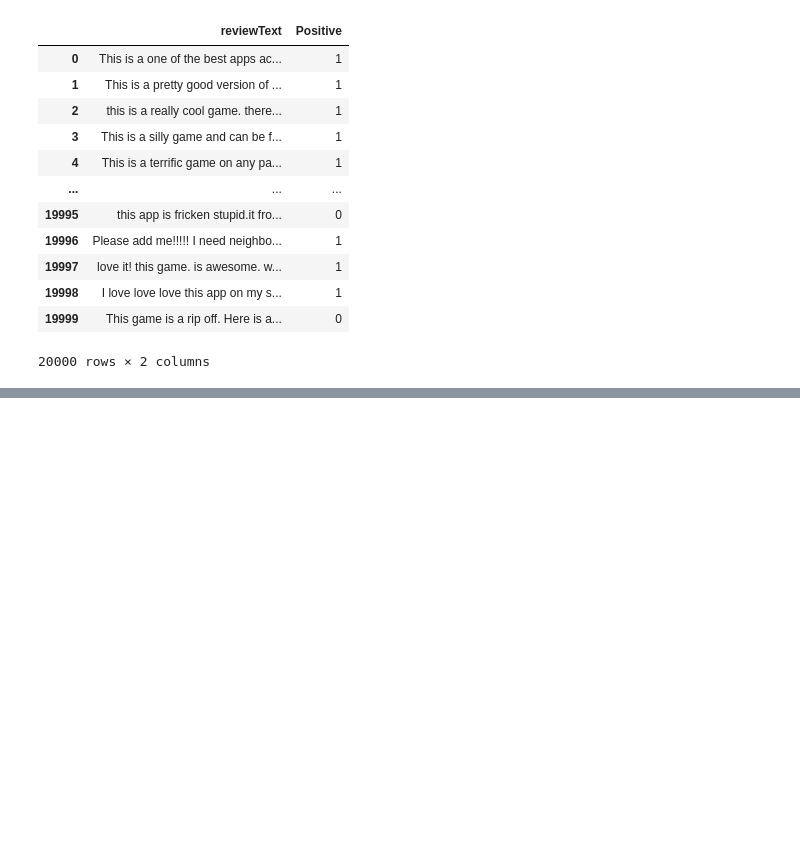
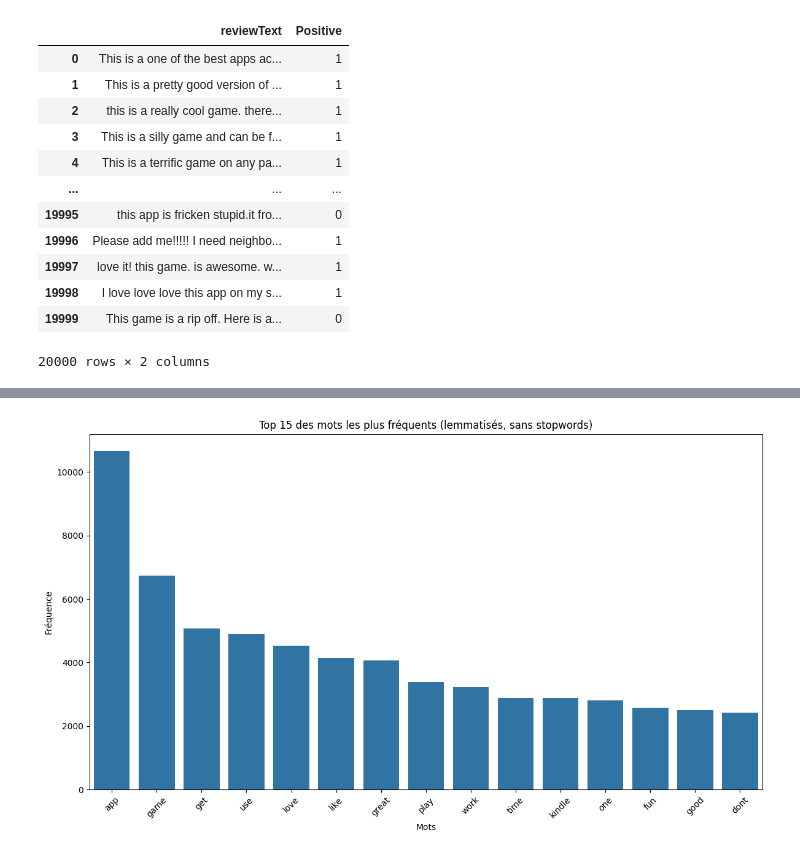
Before and after one commit to rosanajurdi/Data_Visualization_Course, a Jupyter notebook: lab-sessions/lab10-Evaluation.ipynb, the cells around one changed output, grey strips where cells are left out. Saved outputs shown, nothing was run; the diff lists cells and outputs as text; code cells hidden in the pictures; blank space fills up the shorter version.

```diff
--- a/lab-sessions/lab10-Evaluation.ipynb
+++ b/lab-sessions/lab10-Evaluation.ipynb
@@ -59,0 +128,13 @@ df
+# %%
+def lemmatize_text(text):
+    blob = TextBlob(text)
+    lemmas = []
+    for word, tag in blob.tags:
+        if word in stop_words or len(word) < 2:
+            continue
+        pos = get_wordnet_pos(tag)
+        lemma = Word(word).lemmatize(pos)
+        lemmas.append(lemma)
+    return lemmas
+
+df['lemmas'] = df['clean_text'].apply(lemmatize_text)
@@ -59,0 +143,17 @@ df
+# %%
+all_lemmas = [lemma for sublist in df['lemmas'] for lemma in sublist]
+word_counts = Counter(all_lemmas)
+
+top_15 = word_counts.most_common(15)
+words, counts = zip(*top_15)
+
+plt.figure(figsize=(12,7))
+sns.barplot(x=list(words), y=list(counts))
+plt.title("Top 15 des mots les plus fréquents (lemmatisés, sans stopwords)")
+plt.xlabel("Mots")
+plt.ylabel("Fréquence")
+plt.xticks(rotation=45)
+plt.tight_layout()
+plt.show()
+# %% [output]
+[figure, added]
```
Also changed, not shown: parts of 10 cells of this notebook, 2 other files.
